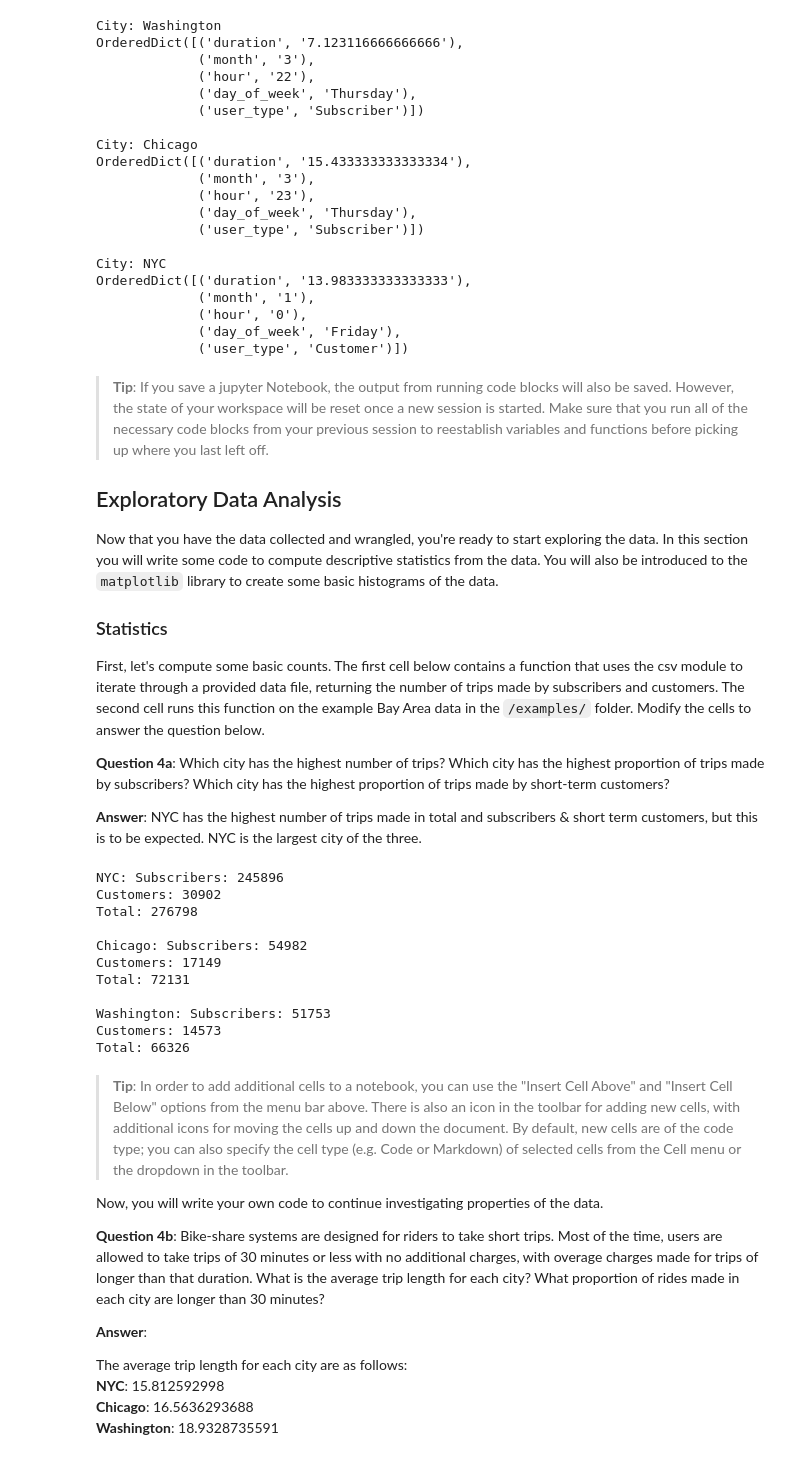
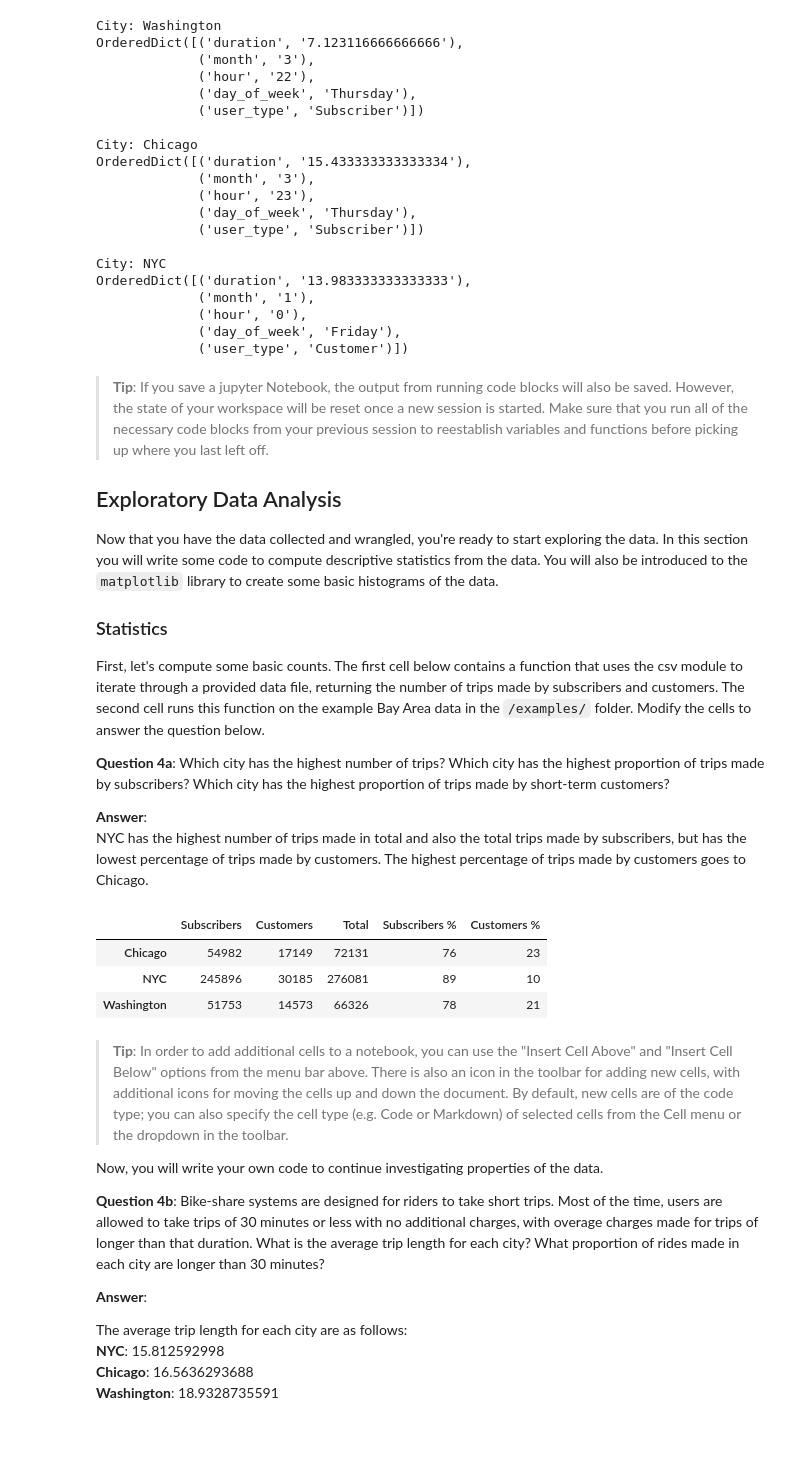
Before and after one commit to davincilisapaly/Udacity---Data-Analyst---Bike-Share-Data, a Jupyter notebook: Bike_Share_Analysis.ipynb, the cells around one changed output. Cells and saved outputs as stored; diff of their text form; code cells hidden in the pictures.

```diff
--- a/Bike_Share_Analysis.ipynb
+++ b/Bike_Share_Analysis.ipynb
@@ -211,8 +212,6 @@ def type_of_user(datum, city):
         if datum['Member Type'] == 'Registered':
             user_type = 'Subscriber'
         elif datum['Member Type'] == 'Casual':
-            user_type = 'Casual'
-        else:
             user_type = 'Customer'
     elif city == 'NYC' or city == 'Chicago':
         user_type = datum['usertype']
@@ -313,9 +312,10 @@ First, let's compute some basic counts. The first cell below contains a function
 
 **Question 4a**: Which city has the highest number of trips? Which city has the highest proportion of trips made by subscribers? Which city has the highest proportion of trips made by short-term customers?
 
-**Answer**: NYC has the highest number of trips made in total and subscribers & short term customers, but this is to be expected. NYC is the largest city of the three.
+**Answer**:
+NYC has the highest number of trips made in total and also the total trips made by subscribers, but has the lowest percentage of trips made by customers. The highest percentage of trips made by customers goes to Chicago.
 # %%
-def number_of_trips(filename, city):
+def number_of_trips(filename):
     """
     This function reads in a file with trip data and reports the number of
     trips made by subscribers, customers, and total overall.
@@ -327,44 +327,44 @@ def number_of_trips(filename, city):
         # initialize count variables
         n_subscribers = 0
         n_customers = 0
-
         # tally up ride ty
         for row in reader:
             if row['user_type'] == 'Subscriber':
                 n_subscribers += 1
-            else:
+            elif row['user_type'] == 'Customer':
                 n_customers += 1
 
         # compute total number of rides
         n_total = n_subscribers + n_customers
 
         # return tallies as a tuple
-        return('{}: Subscribers: {} \nCustomers: {}\nTotal: {}'.format(city,n_subscribers, n_customers, n_total))
+        return (n_subscribers, n_customers, n_total)
 # %%
 ## Modify this and the previous cell to answer Question 4a. Remember to run ##
 ## the function on the cleaned data files you created from Question 3.      ##
 
 data_file1 = './data/NYC-2016-Summary.csv'
 data_file2 = './data/Chicago-2016-Summary.csv'
 data_file3 = './data/Washington-2016-Summary.csv'
 
-print(number_of_trips(data_file1,'NYC')+ '\n')
+trips_numbers_dict = {'NYC':[number_of_trips(data_file1)[0], number_of_trips(data_file1)[1], number_of_trips(data_file1)[2]],
+                     'Chicago':[number_of_trips(data_file2)[0], number_of_trips(data_file2)[1], number_of_trips(data_file2)[2]],
+                     'Washington':[number_of_trips(data_file3)[0], number_of_trips(data_file3)[1], number_of_trips(data_file3)[2]]}
 
-print(number_of_trips(data_file2,'Chicago')+ '\n')
+for city in trips_numbers_dict:
+    # Calculate percentage of customers and subscribers compared to the total trips and adding to the tuple of each dictionary entry
+    # Subscribers
+    trips_numbers_dict[city].append(int((100.0 * trips_numbers_dict[city][0] / trips_numbers_dict[city][2])))
+    # Customers
+    trips_numbers_dict[city].append(int((100.0 * trips_numbers_dict[city][1] / trips_numbers_dict[city][2])))
 
-print(number_of_trips(data_file3,'Washington'))
+
+pandas.DataFrame(trips_numbers_dict).rename({0:'Subscribers',1:'Customers', 2:'Total', 3:'Subscribers %', 4:'Customers %'}).T
 # %% [output]
-NYC: Subscribers: 245896
-Customers: 30902
-Total: 276798
-
-Chicago: Subscribers: 54982
-Customers: 17149
-Total: 72131
-
-Washington: Subscribers: 51753
-Customers: 14573
-Total: 66326
+|  | Subscribers | Customers | Total | Subscribers % | Customers % |
+| Chicago | 54982 | 17149 | 72131 | 76 | 23 |
+| NYC | 245896 | 30185 | 276081 | 89 | 10 |
+| Washington | 51753 | 14573 | 66326 | 78 | 21 |
 # %% [markdown]
 > **Tip**: In order to add additional cells to a notebook, you can use the "Insert Cell Above" and "Insert Cell Below" options from the menu bar above. There is also an icon in the toolbar for adding new cells, with additional icons for moving the cells up and down the document. By default, new cells are of the code type; you can also specify the cell type (e.g. Code or Markdown) of selected cells from the Cell menu or the dropdown in the toolbar.
 
```
Also changed, not shown: parts of 9 cells of this notebook, 1 other file.
